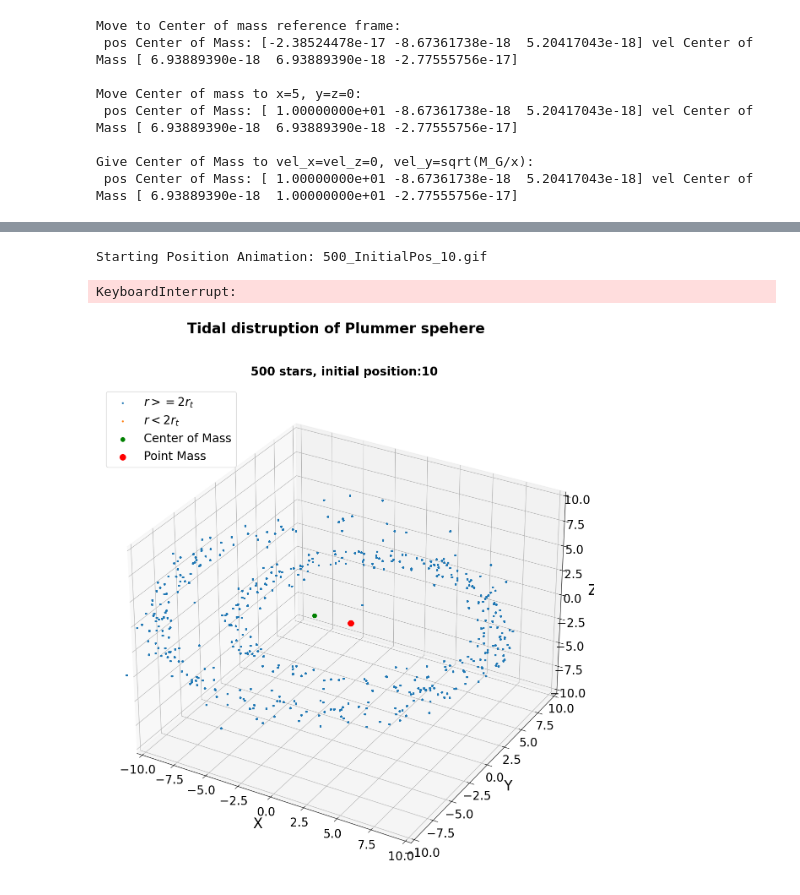
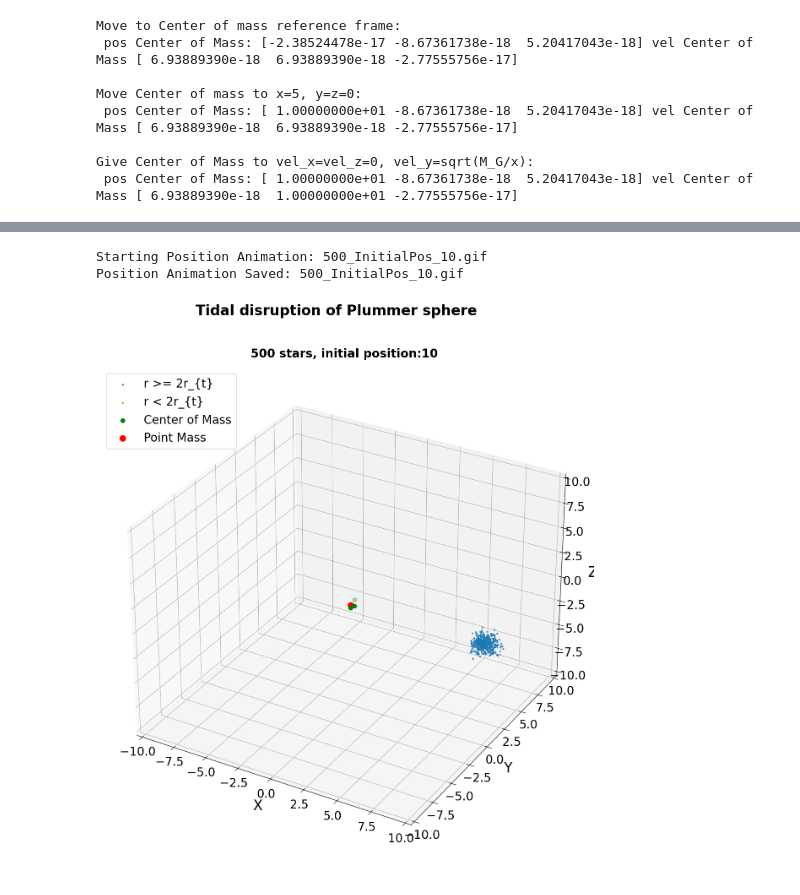
Before and after one commit to Berto70/pod_compastro23, a Jupyter notebook: project/project_v1.ipynb, the cells around one changed output, grey strips where cells are left out. Cells and saved outputs as stored; diff of their text form; code cells hidden in the pictures.

```diff
--- a/project/project_v1.ipynb
+++ b/project/project_v1.ipynb
@@ -149,7 +202,7 @@ IndexError: index 316 is out of bounds for axis 0 with size 316
 m = 1
 
 pos_array_plot = pos_array.copy()[::m]
-flag_array_plot = flag_array.copy()[::] #the copy is useful to not overwrite pos_array (otherwise you would need to rerun the integration, we don't want that)
+flag_array_plot = flag_array.copy()[::m] #the copy is useful to not overwrite pos_array (otherwise you would need to rerun the integration, we don't want that)
 pos_com_array_plot = pos_com_array.copy()[::m]
 
 fig = plt.figure(figsize=(15,15))
@@ -184,8 +237,8 @@ frames = np.concatenate([
 ])
 
 
-ax.scatter(pos_array_plot[0][:, 0],pos_array_plot[0][:, 1], pos_array_plot[0][:, 2], s=5)
-ax.scatter(pos_com_array_plot[0, 0], pos_com_array_plot[0, 1], pos_com_array_plot[0, 2], s=50, c='g', label='Center of Mass')
+# ax.scatter(pos_array_plot[0][:, 0],pos_array_plot[0][:, 1], pos_array_plot[0][:, 2], s=5)
+# ax.scatter(pos_com_array_plot[0, 0], pos_com_array_plot[0, 1], pos_com_array_plot[0, 2], s=50, c='g', label='Center of Mass')
 ax.scatter(xs = 0, ys = 0, zs = 0, s=100, c='r', label='Point Mass')
 ax.set_xlim(-initial_position, initial_position)
 ax.set_ylim(-initial_position, initial_position)
@@ -193,46 +246,36 @@ ax.set_zlim(-initial_position, initial_position)
 ax.set_title(f'{N} stars, initial position:{initial_position}')
 ax.legend(loc='upper left')
 
 
 def update_pos(frame):
     ax.clear()
 
-    # Get the indices where flag_array_plot is 0
-    zero_indices = np.where(flag_array_plot == 0)
-
-    # Get the indices where flag_array_plot is not 0
-    nonzero_indices = np.where(flag_array_plot != 0)
-
-    # Plot the points where flag_array_plot is 0
-    ax.scatter(pos_array_plot[frame][zero_indices, 0], pos_array_plot[frame][zero_indices, 1], pos_array_plot[frame][zero_indices, 2], s=5, label=r'$r >= 2r_{t}$')
-
-    # Plot the points where flag_array_plot is not 0
-    ax.scatter(pos_array_plot[frame][nonzero_indices, 0], pos_array_plot[frame][nonzero_indices, 1], pos_array_plot[frame][nonzero_indices, 2], s=5, label=r'$r < 2r_{t}$')
-    # ax.scatter(pos_array_plot[frame][:, 0],pos_array_plot[frame][:, 1], pos_array_plot[frame][:, 2], s=5)
+    # Scatter plot for each category
+    ax.scatter(pos_array_plot[frame][flag_array[frame] == 0, 0], pos_array_plot[frame][flag_array[frame] == 0, 1], pos_array_plot[frame][flag_array[frame] == 0, 2], color='tab:blue', s=5, label='r >= 2r_{t}')
+    ax.scatter(pos_array_plot[frame][flag_array[frame] != 0, 0], pos_array_plot[frame][flag_array[frame] != 0, 1], pos_array_plot[frame][flag_array[frame] != 0, 2], color='tab:orange', s=5, label='r < 2r_{t}')
 
     ax.scatter(pos_com_array_plot[frame, 0], pos_com_array_plot[frame, 1], pos_com_array_plot[frame, 2], s=50, c='g', label='Center of Mass')
     ax.scatter(xs = 0, ys = 0, zs = 0, s=100, c='r', label='Point Mass')
-
     ax.set_xlim(-initial_position, initial_position)
     ax.set_ylim(-initial_position, initial_position)
     ax.set_zlim(-initial_position, initial_position)
 
     ax.set_xlabel('X')
     ax.set_ylabel('Y')
     ax.set_zlabel('Z')
     ax.set_title(f'{N} stars, initial position:{initial_position}')
     ax.legend(loc='upper left')
 
-    fig.suptitle(f'Tidal distruption of Plummer spehere',
+    fig.suptitle(f'Tidal disruption of Plummer sphere',
                  fontsize=24, fontweight='600')
 
 print(f"Starting Position Animation: {N}_InitialPos_{initial_position}.gif ")
 
 gif_pos = animation.FuncAnimation(fig=fig, func=update_pos, frames=frames, interval=10)
 gif_pos.save(f"./gif/Galaxy_FoR/{N}_InitialPos_{initial_position}.gif", writer="pillow")
 
 print(f"Position Animation Saved: {N}_InitialPos_{initial_position}.gif")
 # %% [output]
 Starting Position Animation: 500_InitialPos_10.gif
+Position Animation Saved: 500_InitialPos_10.gif
-KeyboardInterrupt:
-[figure, old version]
+[figure, new version]
```
Also changed, not shown: parts of 6 cells of this notebook.
